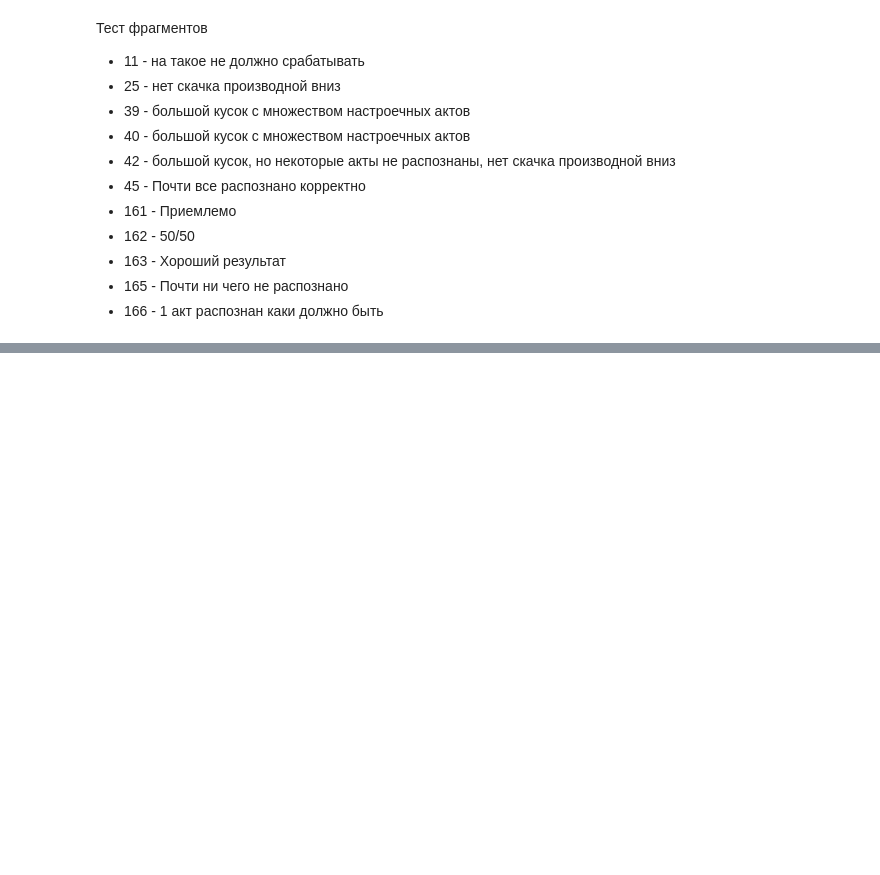
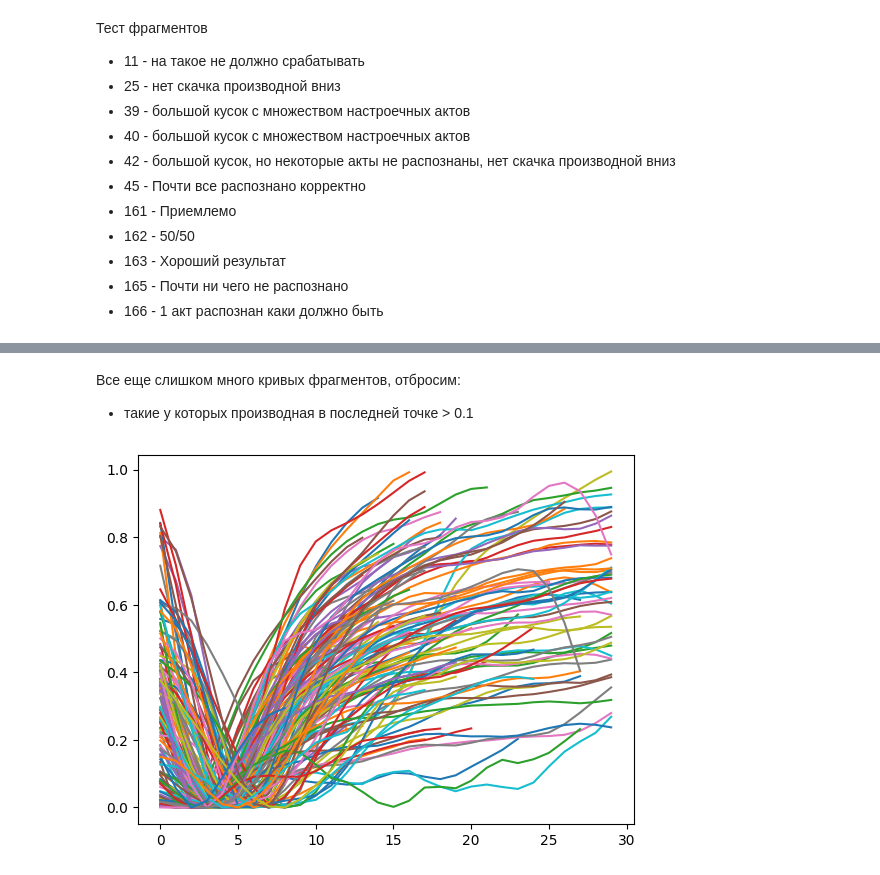
Before and after one commit to ololoshka2871/laser-precision-adjust, a Jupyter notebook: find_shot/analise_all_data.ipynb, the cells around one changed output, grey strips where cells are left out. Cells and saved outputs as stored; diff of their text form; code cells hidden in the pictures; blank space fills up the shorter version.

```diff
--- a/find_shot/analise_all_data.ipynb
+++ b/find_shot/analise_all_data.ipynb
@@ -181,0 +183,17 @@ for i, fragment in enumerate(global_fragments[:10]):
+# %% [markdown]
+Все еще слишком много кривых фрагментов, отбросим:
+- такие у которых производная в последней точке > 0.1
+# %%
+def drop_invalid_fragment(fragment: list[float]) -> bool:
+    dns, _ = create_denoized_spline(fragment, 0.5)
+    derivative = [dns(x, 1) for x in range(len(fragment))]
+
+    return derivative[-1] < 0.04
+
+
+fragments = list(filter(drop_invalid_fragment, global_fragments))
+
+for fragment in fragments[:]:
+    plt.plot(fragment, '-')
+# %% [output]
+[figure, added]
```
Also changed, not shown: parts of 12 cells of this notebook, 6 other files.
